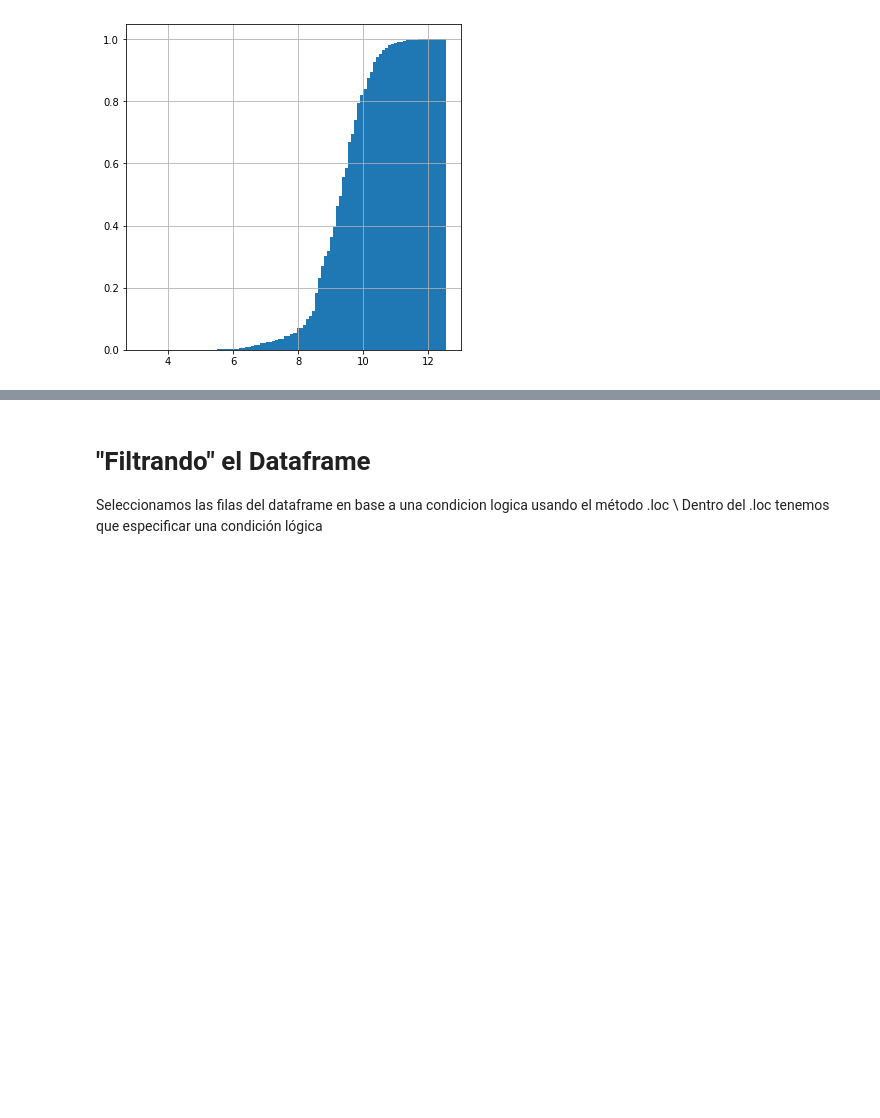
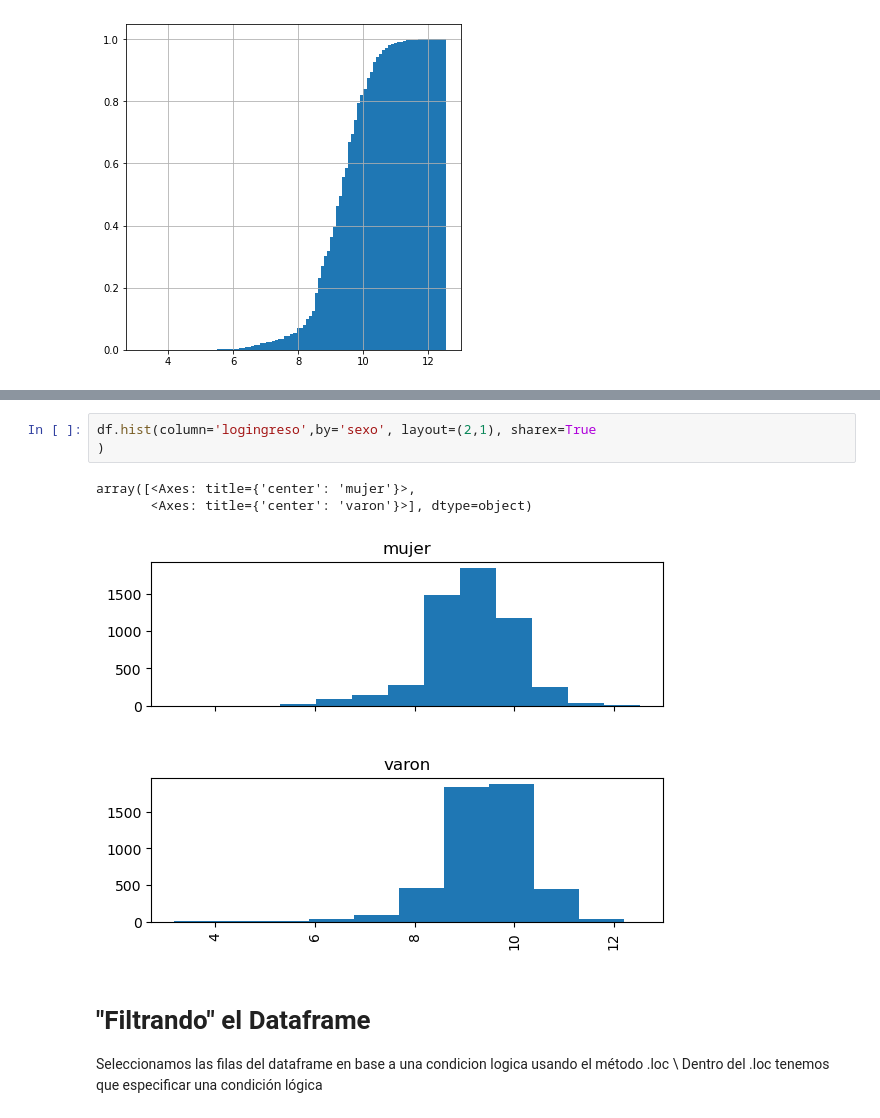
Before and after one commit to rpasquini/econometria, a Jupyter notebook: notebooks/CEF_intro_Austral.ipynb, the cells around one changed output, grey strips where cells are left out. Saved outputs shown, nothing was run; the diff lists cells and outputs as text; blank space fills up the shorter version.

```diff
--- a/notebooks/CEF_intro_Austral.ipynb
+++ b/notebooks/CEF_intro_Austral.ipynb
@@ -335,3 +301,10 @@ array([<matplotlib.axes._subplots.AxesSubplot object at 0x...>,
+# %%
+df.hist(column='logingreso',by='sexo', layout=(2,1), sharex=True
+)
+# %% [output]
+array([<Axes: title={'center': 'mujer'}>,
+       <Axes: title={'center': 'varon'}>], dtype=object)
+[figure, added]
 # %% [markdown]
 # "Filtrando" el Dataframe
 Seleccionamos las filas del dataframe en base a una condicion logica usando el método .loc \\
```
Also changed, not shown: parts of 5 cells of this notebook.
